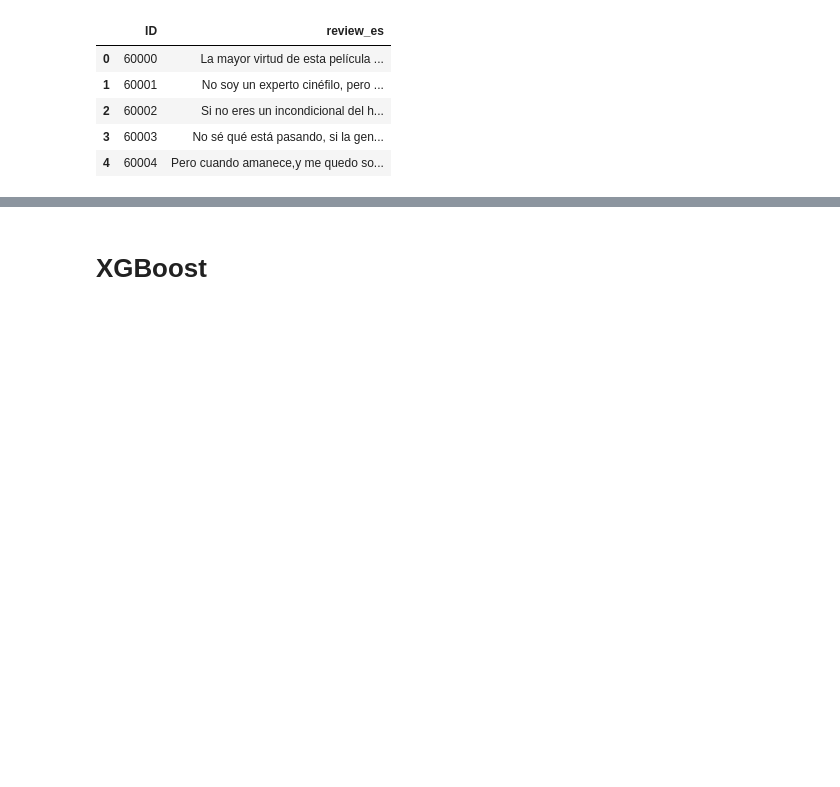
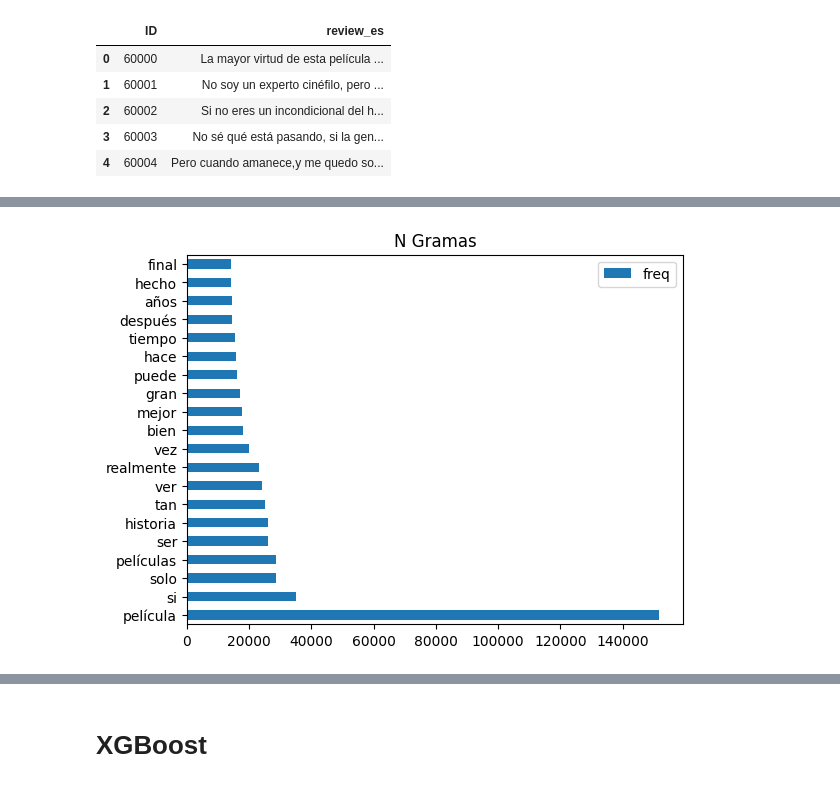
Before and after one commit to hmaldonado12/7506R-1C2024-GRUPO6, a Jupyter notebook: tp2/TP2_XGBoost.ipynb, the cells around one changed output, grey strips where cells are left out. Cells and saved outputs as stored; diff of their text form; code cells hidden in the pictures; blank space fills up the shorter version.

```diff
--- a/tp2/TP2_XGBoost.ipynb
+++ b/tp2/TP2_XGBoost.ipynb
@@ -129,0 +156,9 @@ y_train = token_train_df['sentimiento']
+# %%
+# Grafico frecuencias de términos de mayor a menor
+import matplotlib.pyplot as plt
+pd.DataFrame(X_train.sum(axis=0).T,
+            index=vectorizer.get_feature_names_out(),
+            columns=['freq']).sort_values(by='freq',
+                                          ascending=False)[:20].plot(kind='barh',title='N Gramas');
+# %% [output]
+[figure, added]
```
Also changed, not shown: parts of 23 cells of this notebook.
